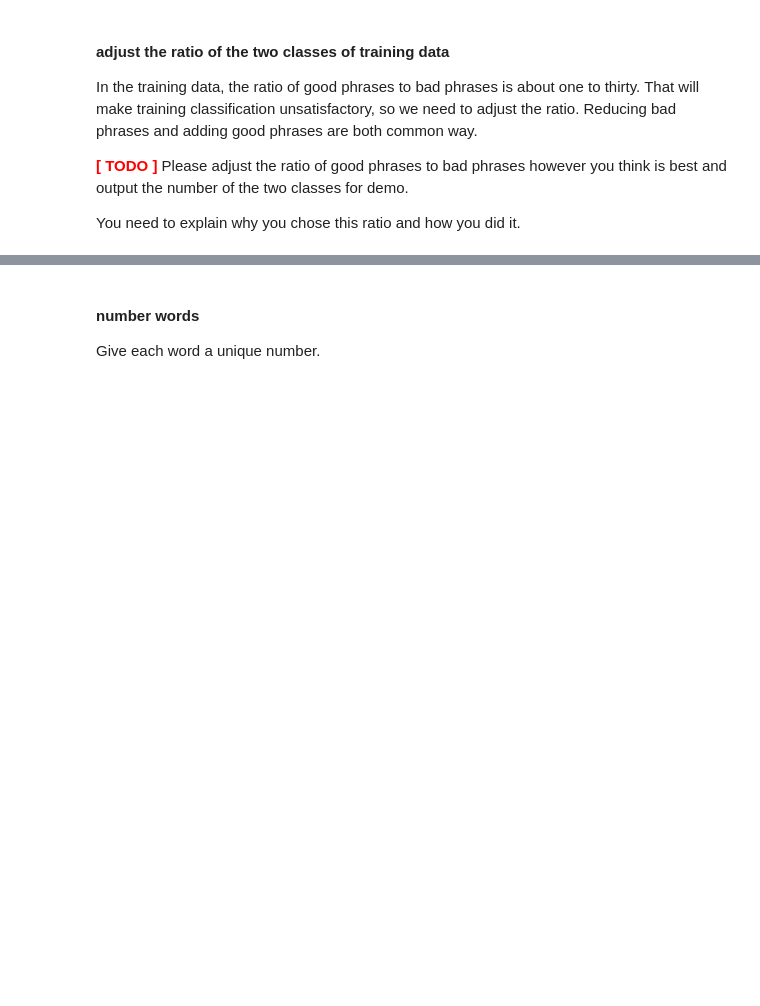
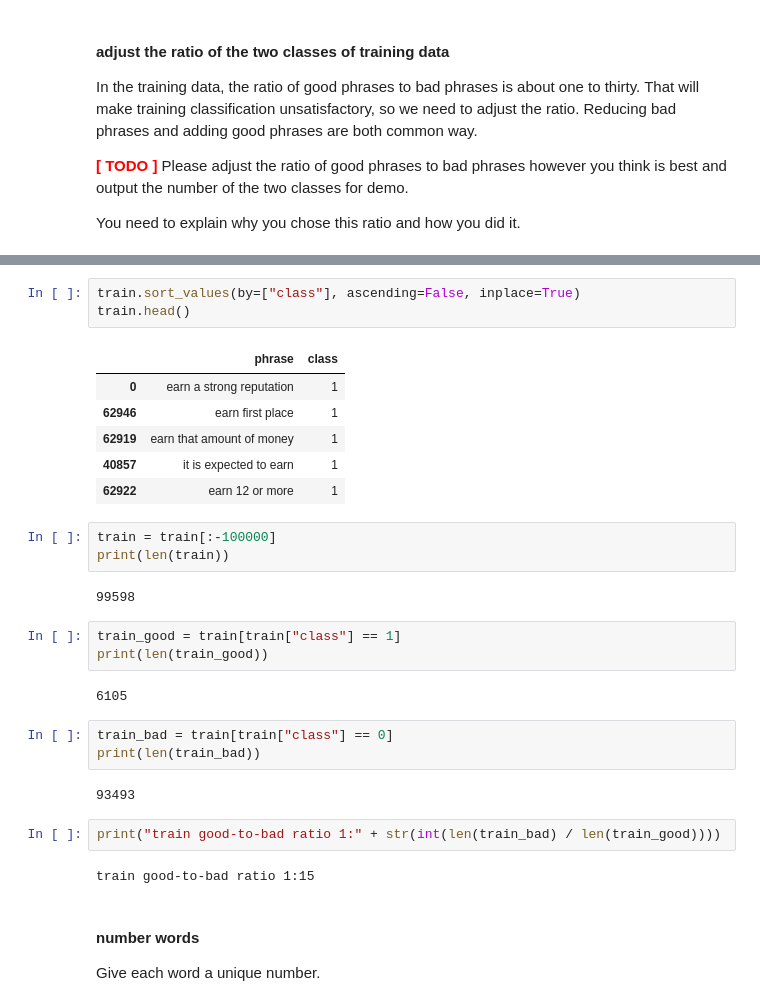
Before and after one commit to phogbinh/1111-nlp, a Jupyter notebook: hw4/hw4.ipynb, the cells around one changed output, grey strips where cells are left out. Saved outputs shown, nothing was run; the diff lists cells and outputs as text; blank space fills up the shorter version.

```diff
--- a/hw4/hw4.ipynb
+++ b/hw4/hw4.ipynb
@@ -194,3 +202,32 @@ len(test)
+# %%
+train.sort_values(by=["class"], ascending=False, inplace=True)
+train.head()
+# %% [output]
+|  | phrase | class |
+| 0 | earn a strong reputation | 1 |
+| 62946 | earn first place | 1 |
+| 62919 | earn that amount of money | 1 |
+| 40857 | it is expected to earn | 1 |
+| 62922 | earn 12 or more | 1 |
+# %%
+train = train[:-100000]
+print(len(train))
+# %% [output]
+99598
+# %%
+train_good = train[train["class"] == 1]
+print(len(train_good))
+# %% [output]
+6105
+# %%
+train_bad = train[train["class"] == 0]
+print(len(train_bad))
+# %% [output]
+93493
+# %%
+print("train good-to-bad ratio 1:" + str(int(len(train_bad) / len(train_good))))
+# %% [output]
+train good-to-bad ratio 1:15
 # %% [markdown]
 #### number words
 Give each word a unique number.
```
Also changed, not shown: parts of 28 cells of this notebook.
